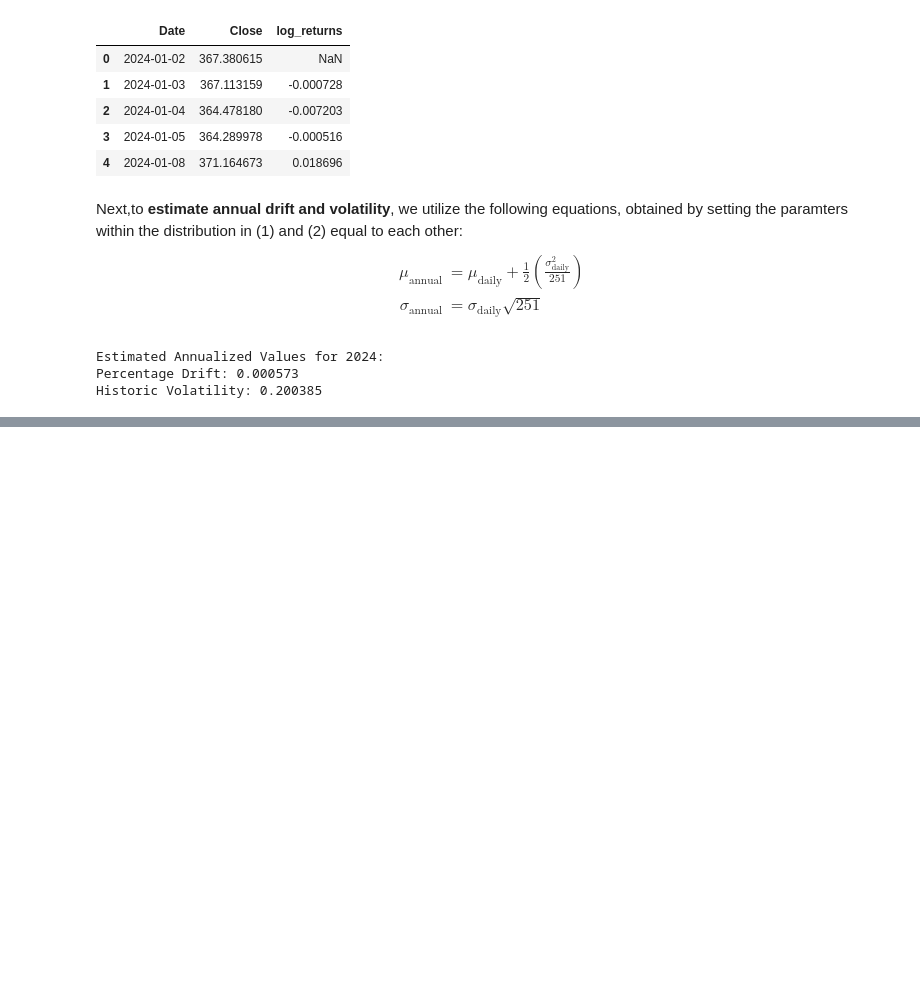
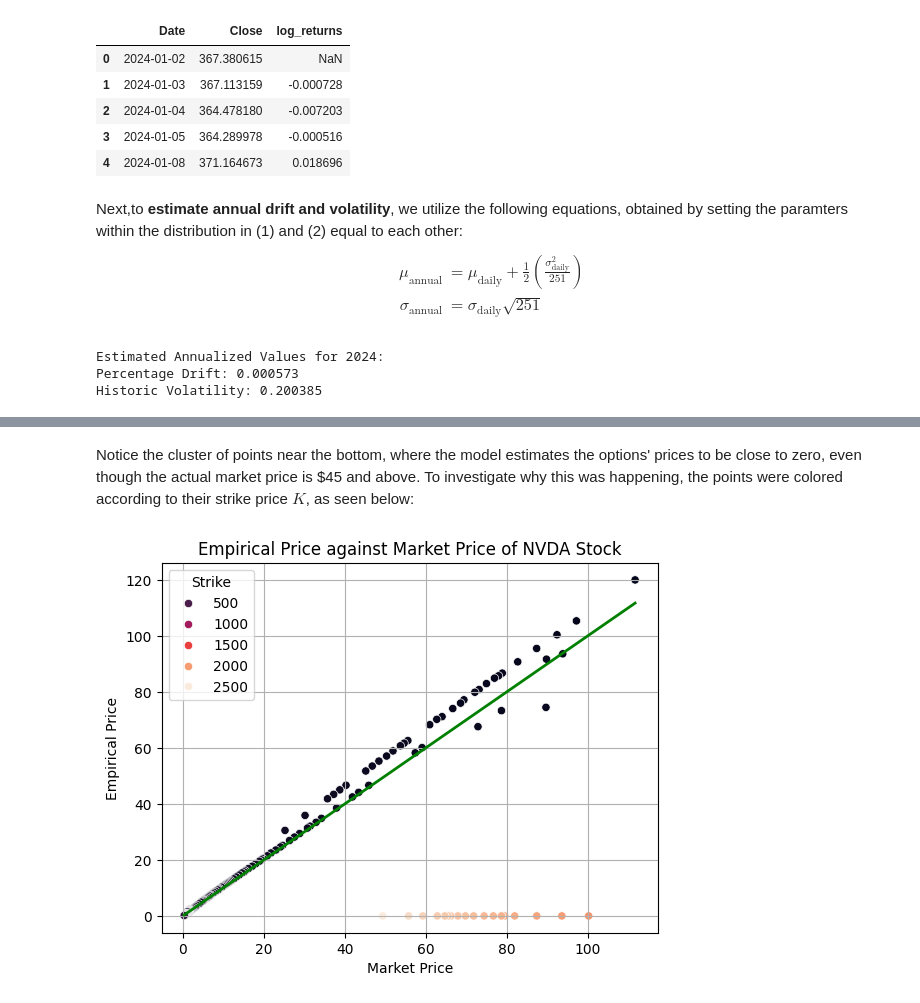
Before and after one commit to kasvinatirumal/wdrp_wi25, a Jupyter notebook: Pricing_European_Call_Options.ipynb, the cells around one changed output, grey strips where cells are left out. Cells and saved outputs as stored; diff of their text form; code cells hidden in the pictures; blank space fills up the shorter version.

```diff
--- a/Pricing_European_Call_Options.ipynb
+++ b/Pricing_European_Call_Options.ipynb
@@ -156,0 +304,9 @@ drive.mount('/content/drive')
+# %% [markdown]
+Notice the cluster of points near the bottom, where the model estimates the options' prices to be close to zero, even though the actual market price is \$45 and above. To investigate why this was happening, the points were colored according to their strike price $K$, as seen below:
+# %%
+plot2 = sns.scatterplot(data=nvda_calls, x="Market Price", y="Empirical Price", hue="Strike", palette="rocket")
+plot2.plot(x_vals, x_vals, color="green", linestyle="-", linewidth=2)  # Solid green line
+plot2.set(title="Empirical Price against Market Price of NVDA Stock")
+plot2.grid(True)
+# %% [output]
+[figure, added]
```
Also changed, not shown: parts of 35 cells of this notebook.
